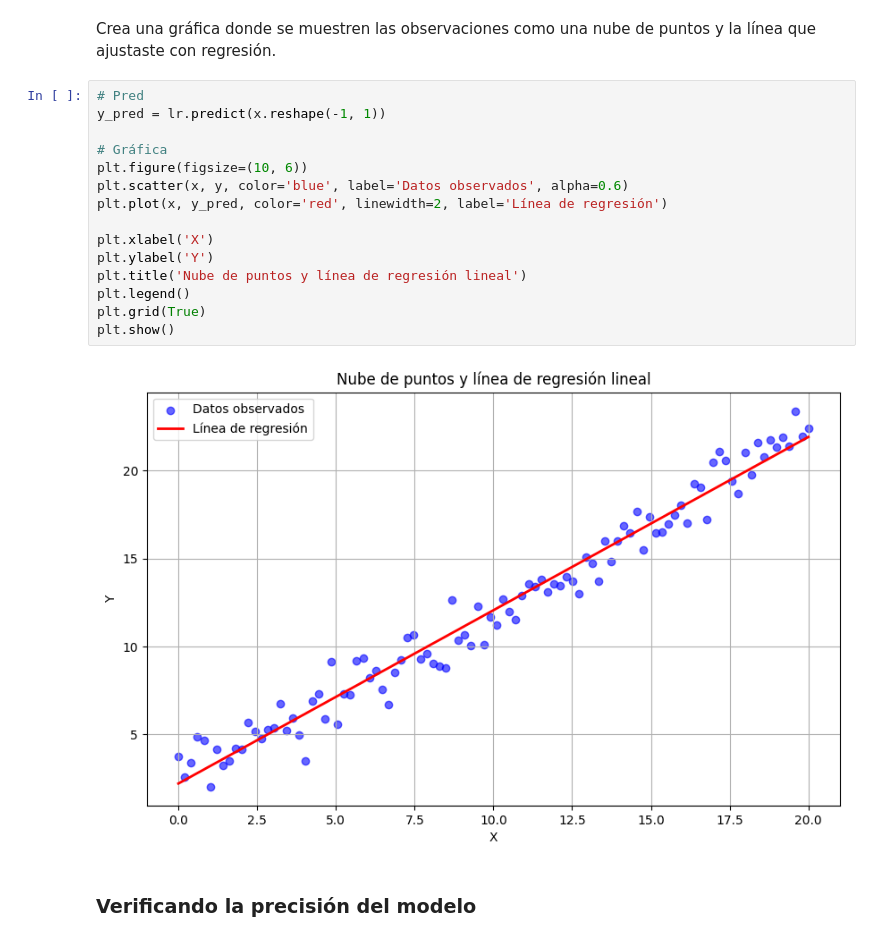
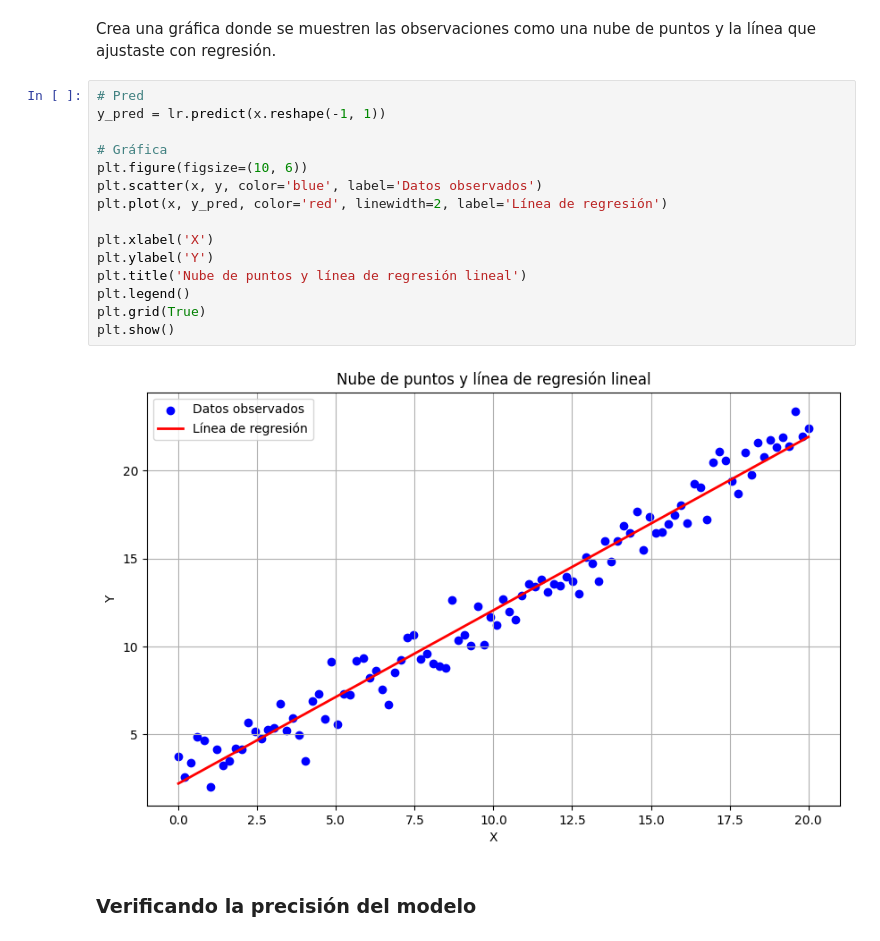
Before and after one commit to Diegunts/LAE, a Jupyter notebook: Lab - R1.ipynb, the cells around one changed output. Cells and saved outputs as stored; diff of their text form.

```diff
--- a/Lab - R1.ipynb
+++ b/Lab - R1.ipynb
@@ -134,20 +134,20 @@ Crea una gráfica donde se muestren las observaciones como una nube de puntos y
 # %%
 # Pred
 y_pred = lr.predict(x.reshape(-1, 1))
 
 # Gráfica
 plt.figure(figsize=(10, 6))
-plt.scatter(x, y, color='blue', label='Datos observados', alpha=0.6)
+plt.scatter(x, y, color='blue', label='Datos observados')
 plt.plot(x, y_pred, color='red', linewidth=2, label='Línea de regresión')
 
 plt.xlabel('X')
 plt.ylabel('Y')
 plt.title('Nube de puntos y línea de regresión lineal')
 plt.legend()
 plt.grid(True)
 plt.show()
 # %% [output]
-[figure, old version]
+[figure, new version]
 # %% [markdown]
 ### Verificando la precisión del modelo
 # %% [markdown]
```
